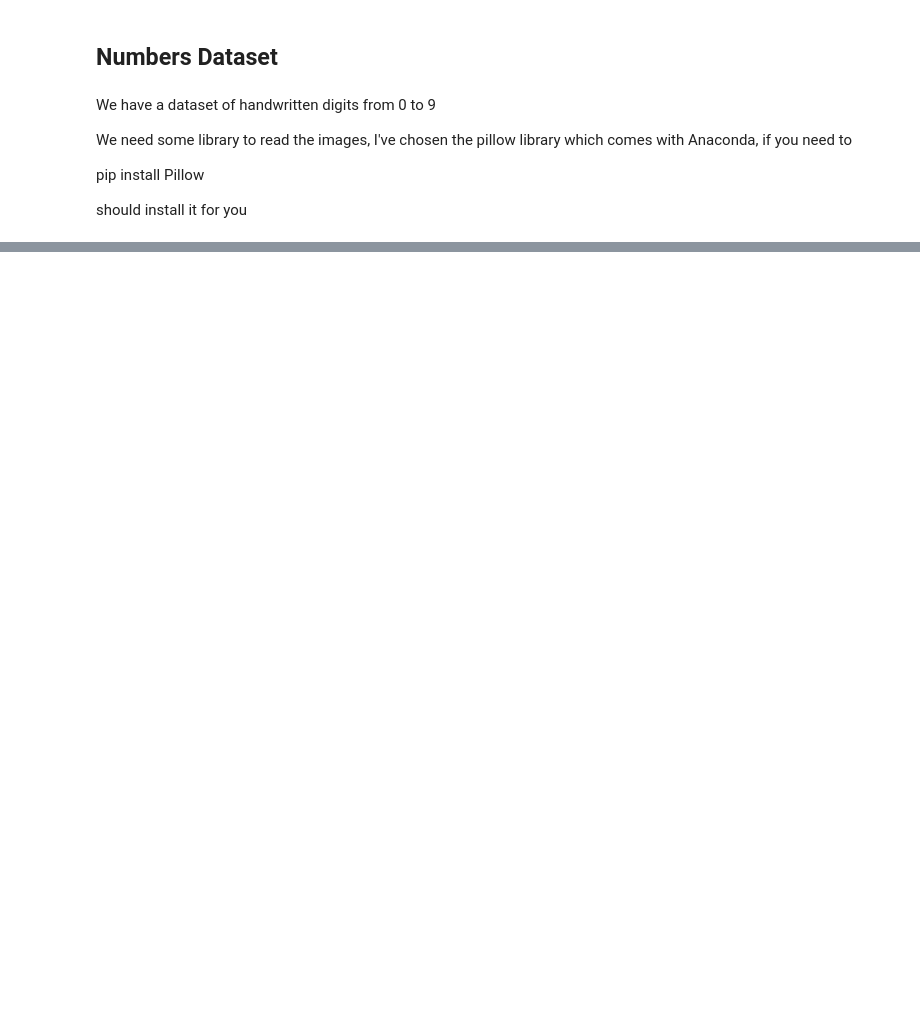
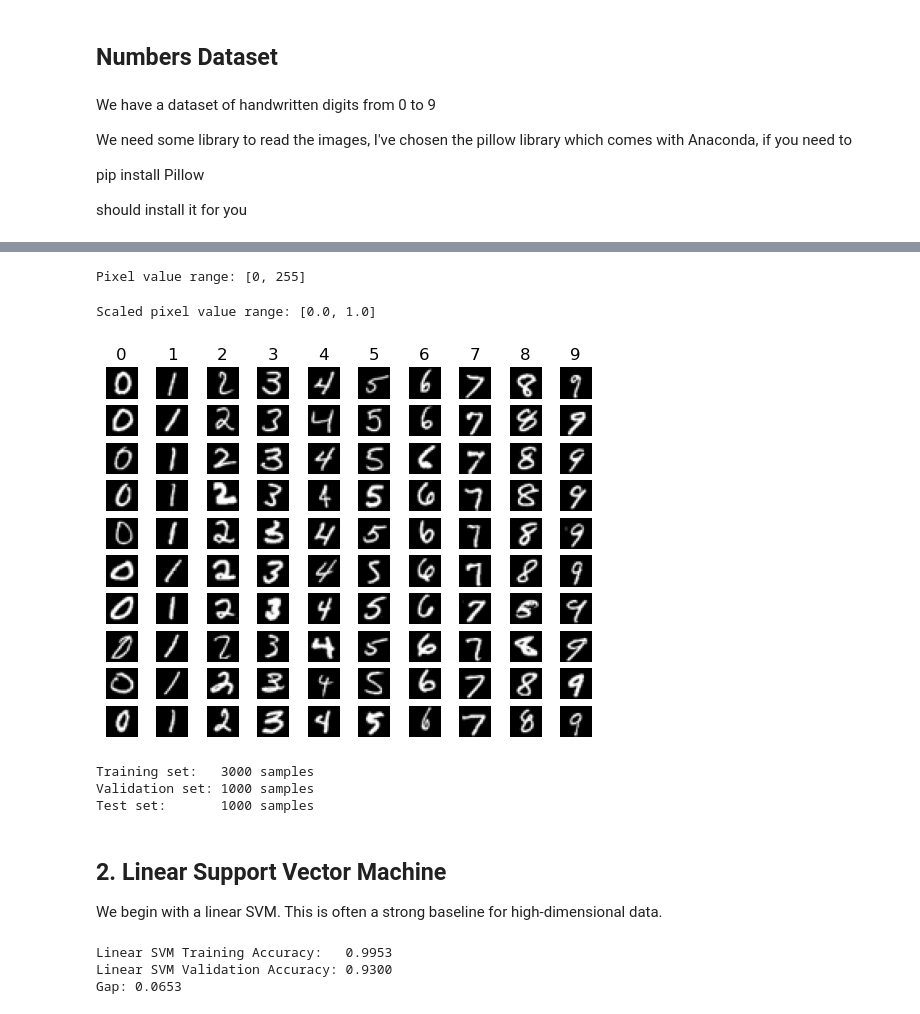
Before and after one commit to MatthewMcCarthy1/machine-learning-labs, a Jupyter notebook: Lab 6/digits.ipynb, the cells around one changed output, grey strips where cells are left out. Drawn from its saved outputs; the diff is of its cells as text; code cells hidden in the pictures; blank space fills up the shorter version.

```diff
--- a/Lab 6/digits.ipynb
+++ b/Lab 6/digits.ipynb
@@ -30,0 +43,6 @@ def printexamples(X, y, examples_per_class = 10, number_of_classes = 10, mult =
+# %%
+# 1. Create feature matrix X and target vector y
+filelist = glob.glob("data/*/*.png")
+
+X = np.array([np.array(Image.open(fname)).flatten() for fname in filelist])
+y = np.array([int(fname.split('/')[-2]) for fname in filelist])
@@ -30,0 +70,47 @@ def printexamples(X, y, examples_per_class = 10, number_of_classes = 10, mult =
+# %%
+# 3. What range of values do the pixels take?
+print(f"Pixel value range: [{X.min()}, {X.max()}]")
+# %% [output]
+Pixel value range: [0, 255]
+# %%
+# 4. Scale data to [0, 1]
+X = X / 255.0
+print(f"Scaled pixel value range: [{X.min()}, {X.max()}]")
+# %% [output]
+Scaled pixel value range: [0.0, 1.0]
+# %%
+# 5. Visualise examples
+printexamples(X, y, mult=255)
+# %% [output]
+[figure, added]
+# %%
+# 6. Split into train (60%), validation (20%), test (20%) — use stratify to keep class balance
+X_train_val, X_test, y_train_val, y_test = train_test_split(X, y, test_size=0.2, random_state=42, stratify=y)
+X_train, X_val, y_train, y_val = train_test_split(X_train_val, y_train_val, test_size=0.25, random_state=42, stratify=y_train_val)
+
+print(f"Training set:   {X_train.shape[0]} samples")
+print(f"Validation set: {X_val.shape[0]} samples")
+print(f"Test set:       {X_test.shape[0]} samples")
+# %% [output]
+Training set:   3000 samples
+Validation set: 1000 samples
+Test set:       1000 samples
+# %% [markdown]
+## 2. Linear Support Vector Machine
+
+We begin with a linear SVM. This is often a strong baseline for high-dimensional data.
+# %%
+# 1. Train a linear SVM with default settings
+svm_model = SVC(kernel='linear')
+svm_model.fit(X_train, y_train)
+
+# 2. Report training and validation accuracy
+svm_train_acc = svm_model.score(X_train, y_train)
+svm_val_acc = svm_model.score(X_val, y_val)
+print(f"Linear SVM Training Accuracy:   {svm_train_acc:.4f}")
+print(f"Linear SVM Validation Accuracy: {svm_val_acc:.4f}")
+print(f"Gap: {svm_train_acc - svm_val_acc:.4f}")
+# %% [output]
+Linear SVM Training Accuracy:   0.9953
+Linear SVM Validation Accuracy: 0.9300
+Gap: 0.0653
```
Also changed, not shown: parts of 30 cells of this notebook.
